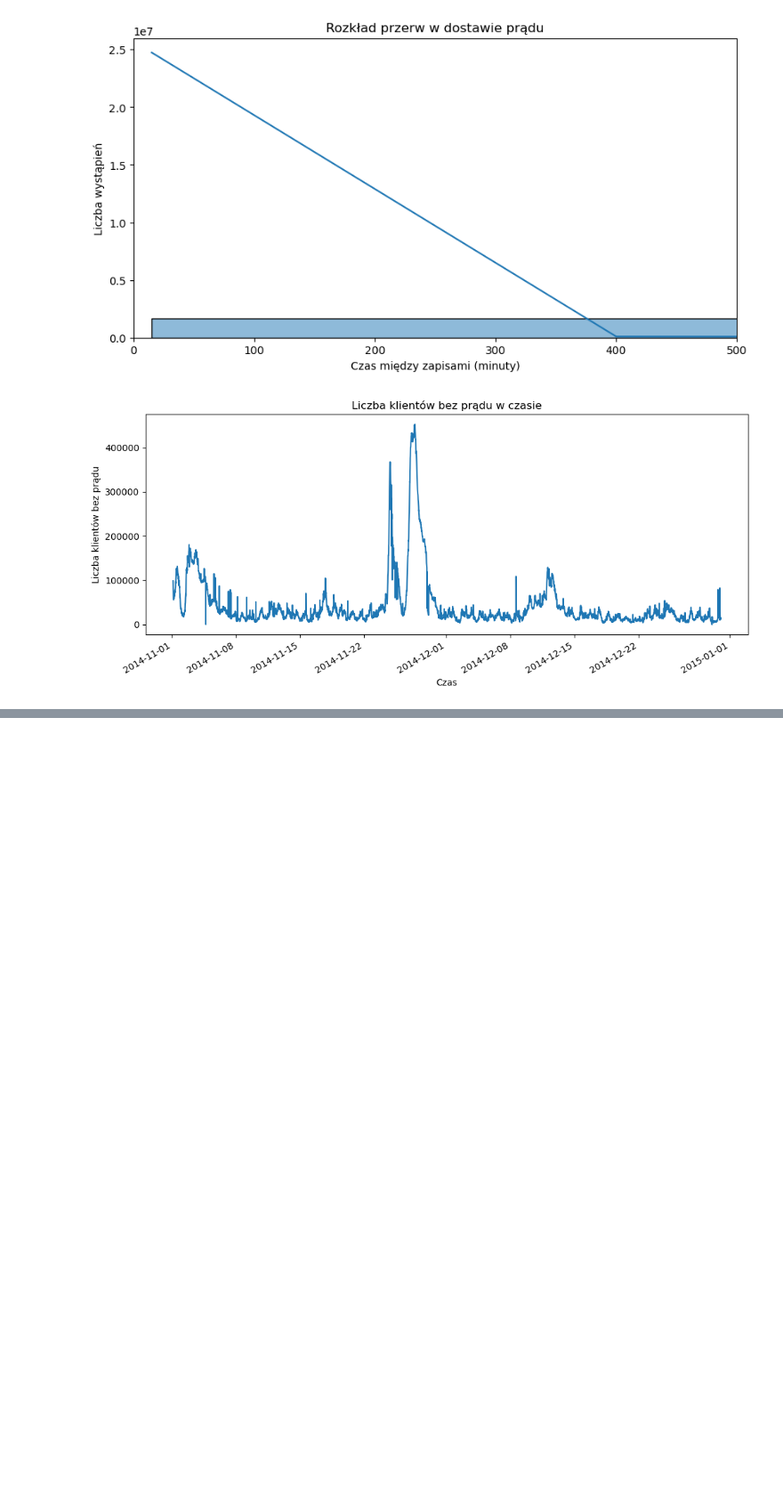
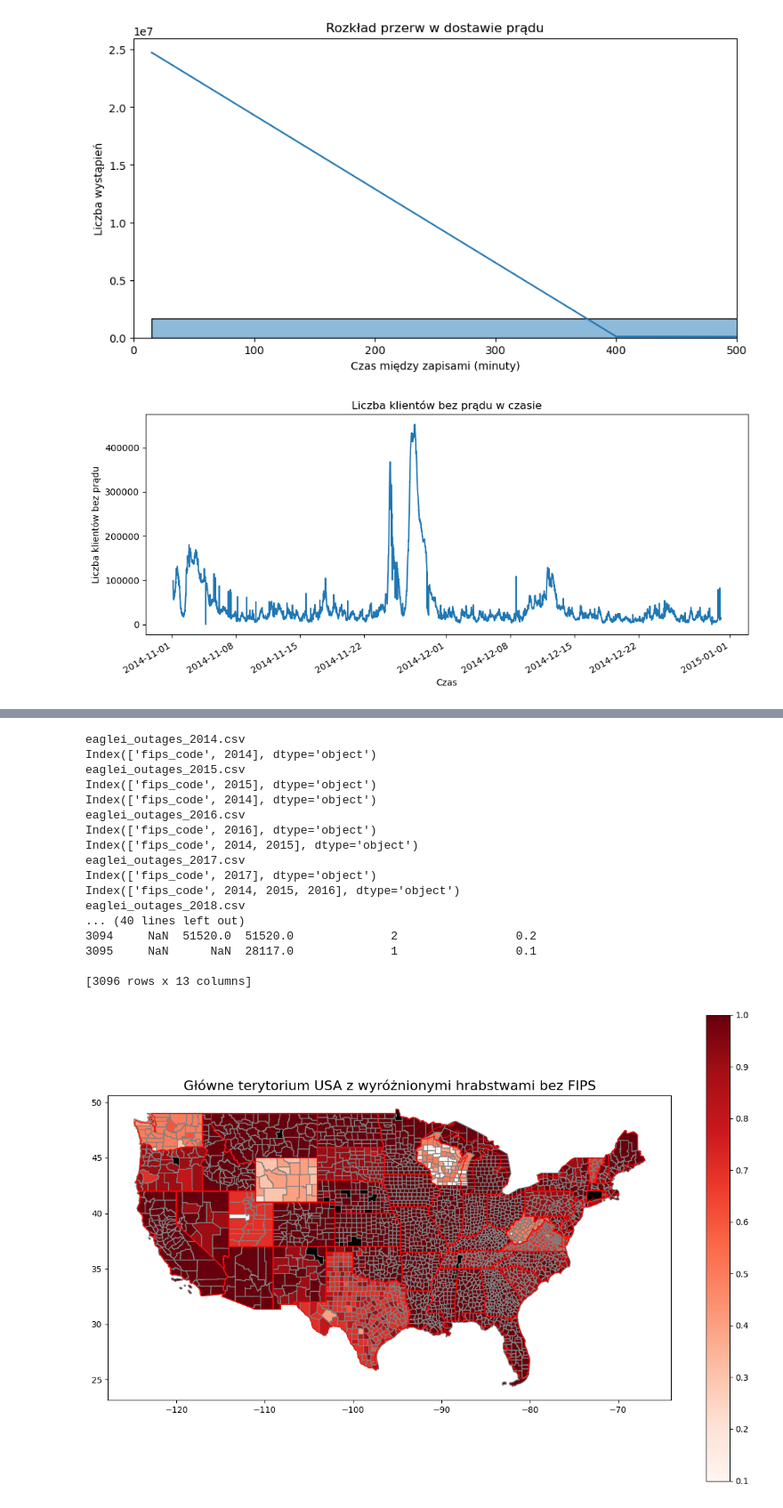
Before and after one commit to kwiatkowskaa/PowerOutage_Prediction, a Jupyter notebook: notebooks/01_data_preprocessing.ipynb, the cells around one changed output, grey strips where cells are left out. Shown at 89% size. Cells and saved outputs as stored; diff of their text form; code cells hidden in the pictures; blank space fills up the shorter version.

```diff
--- a/notebooks/01_data_preprocessing.ipynb
+++ b/notebooks/01_data_preprocessing.ipynb
@@ -78,0 +264,21 @@ Liczba hrabstw bez danych: 3234
+# %%
+countyCount(2014,2023)
+# %% [output]
+eaglei_outages_2014.csv
+Index(['fips_code', 2014], dtype='object')
+eaglei_outages_2015.csv
+Index(['fips_code', 2015], dtype='object')
+Index(['fips_code', 2014], dtype='object')
+eaglei_outages_2016.csv
+Index(['fips_code', 2016], dtype='object')
+Index(['fips_code', 2014, 2015], dtype='object')
+eaglei_outages_2017.csv
+Index(['fips_code', 2017], dtype='object')
+Index(['fips_code', 2014, 2015, 2016], dtype='object')
+eaglei_outages_2018.csv
+... (40 lines left out)
+3094     NaN  51520.0  51520.0              2                 0.2
+3095     NaN      NaN  28117.0              1                 0.1
+
+[3096 rows x 13 columns]
+[figure, added]
```
Also changed, not shown: parts of 10 cells of this notebook.
